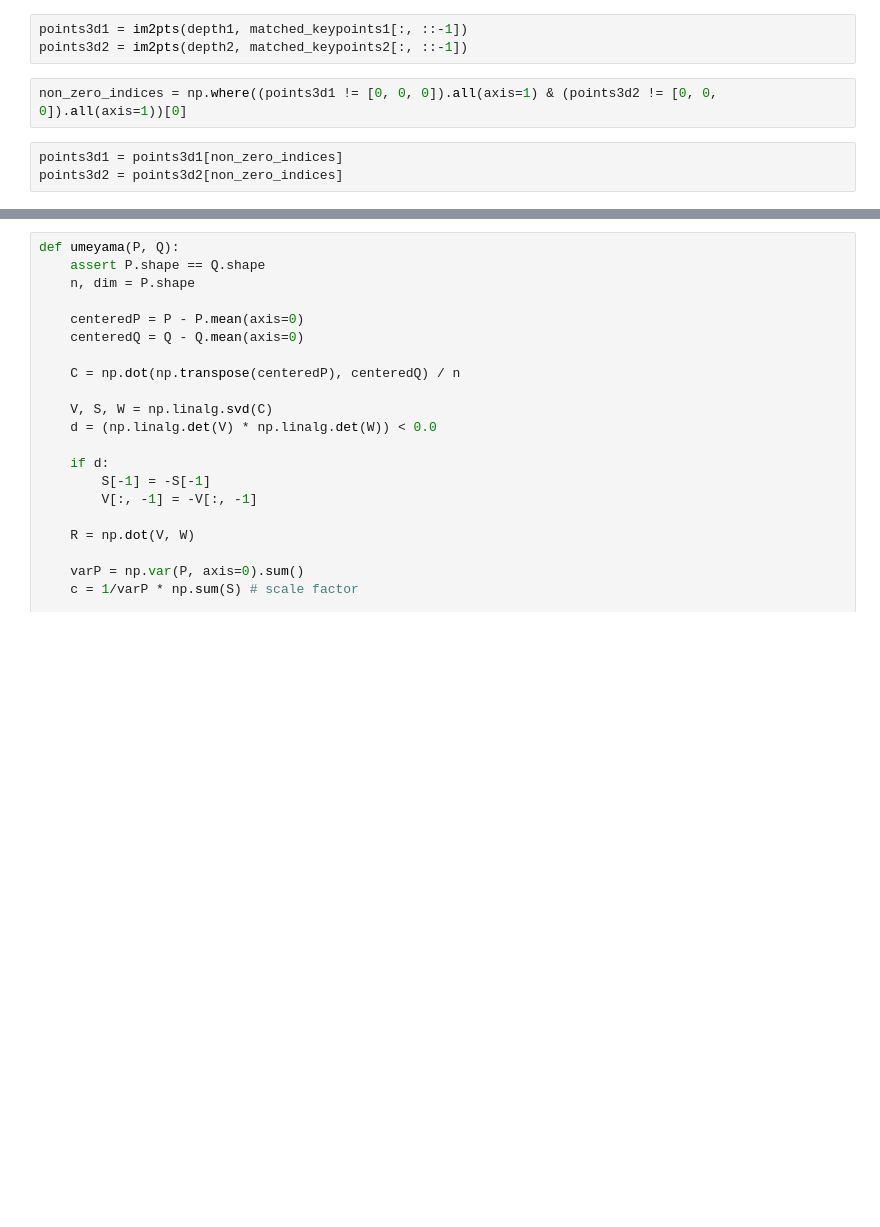
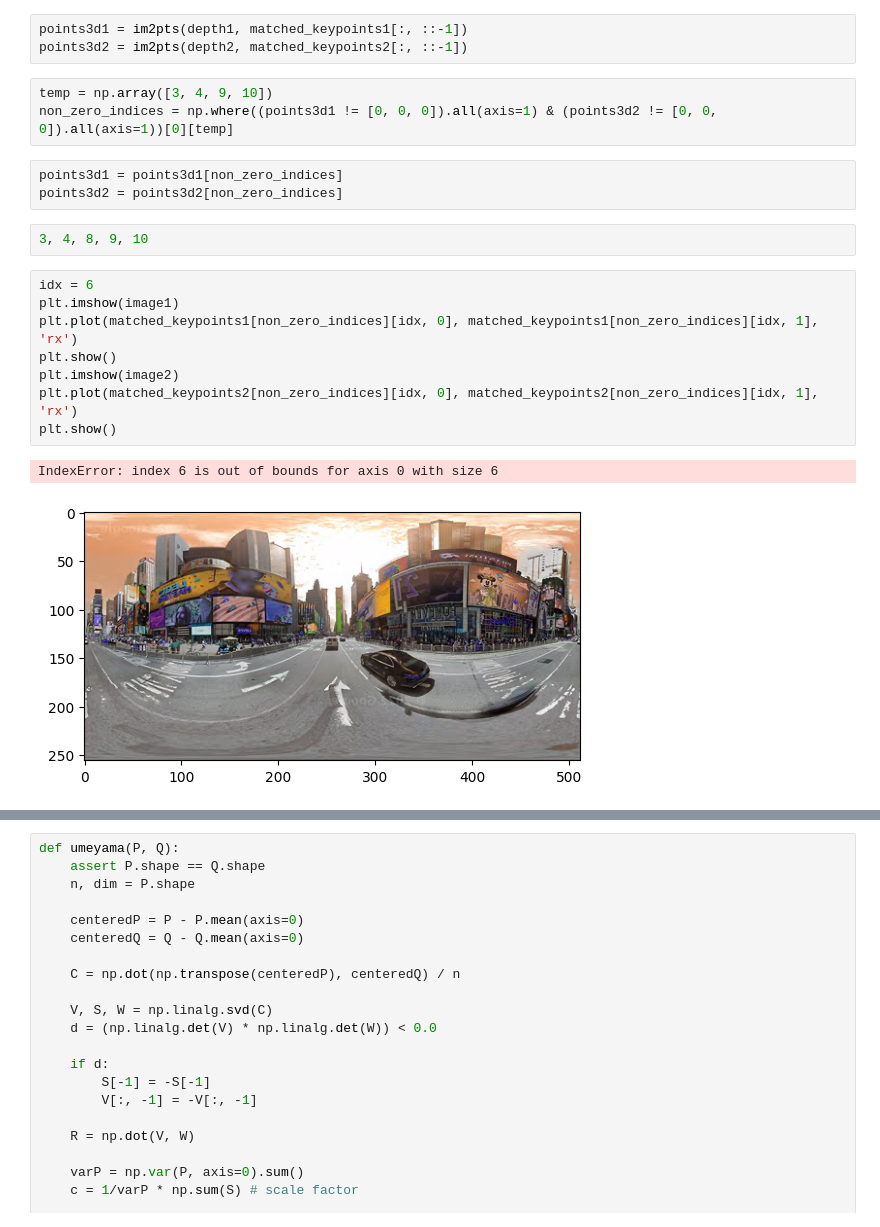
Before and after one commit to degaliang/city_of_pixels, a Jupyter notebook: point_cloud/times_square/sift_test.ipynb, the cells around one changed output, grey strips where cells are left out. Cells and saved outputs as stored; diff of their text form; blank space fills up the shorter version.

```diff
--- a/point_cloud/times_square/sift_test.ipynb
+++ b/point_cloud/times_square/sift_test.ipynb
@@ -449,9 +371,23 @@ depth2 = np.genfromtxt(depth_paths[1], delimiter=',', dtype=float)
 points3d1 = im2pts(depth1, matched_keypoints1[:, ::-1])
 points3d2 = im2pts(depth2, matched_keypoints2[:, ::-1])
 # %%
-non_zero_indices = np.where((points3d1 != [0, 0, 0]).all(axis=1) & (points3d2 != [0, 0, 0]).all(axis=1))[0]
+temp = np.array([3, 4, 9, 10])
+non_zero_indices = np.where((points3d1 != [0, 0, 0]).all(axis=1) & (points3d2 != [0, 0, 0]).all(axis=1))[0][temp]
 # %%
 points3d1 = points3d1[non_zero_indices]
 points3d2 = points3d2[non_zero_indices]
+# %%
+3, 4, 8, 9, 10
+# %%
+idx = 6
+plt.imshow(image1)
+plt.plot(matched_keypoints1[non_zero_indices][idx, 0], matched_keypoints1[non_zero_indices][idx, 1], 'rx')
+plt.show()
+plt.imshow(image2)
+plt.plot(matched_keypoints2[non_zero_indices][idx, 0], matched_keypoints2[non_zero_indices][idx, 1], 'rx')
+plt.show()
+# %% [output]
+IndexError: index 6 is out of bounds for axis 0 with size 6
+[figure, added]
 # %%
 plt.imshow(image1)
```
Also changed, not shown: parts of 23 cells of this notebook.
